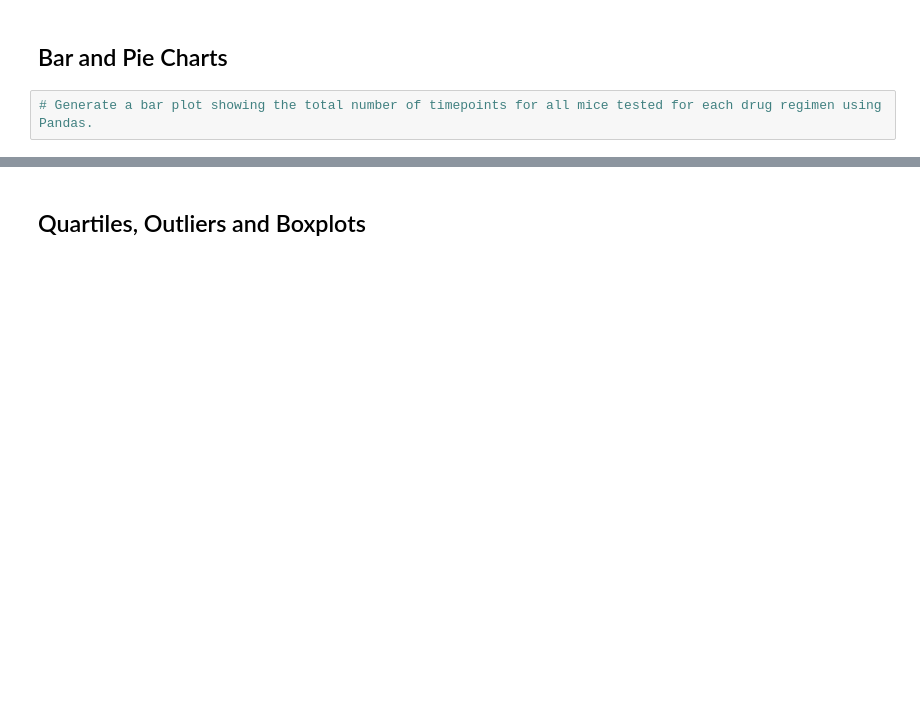
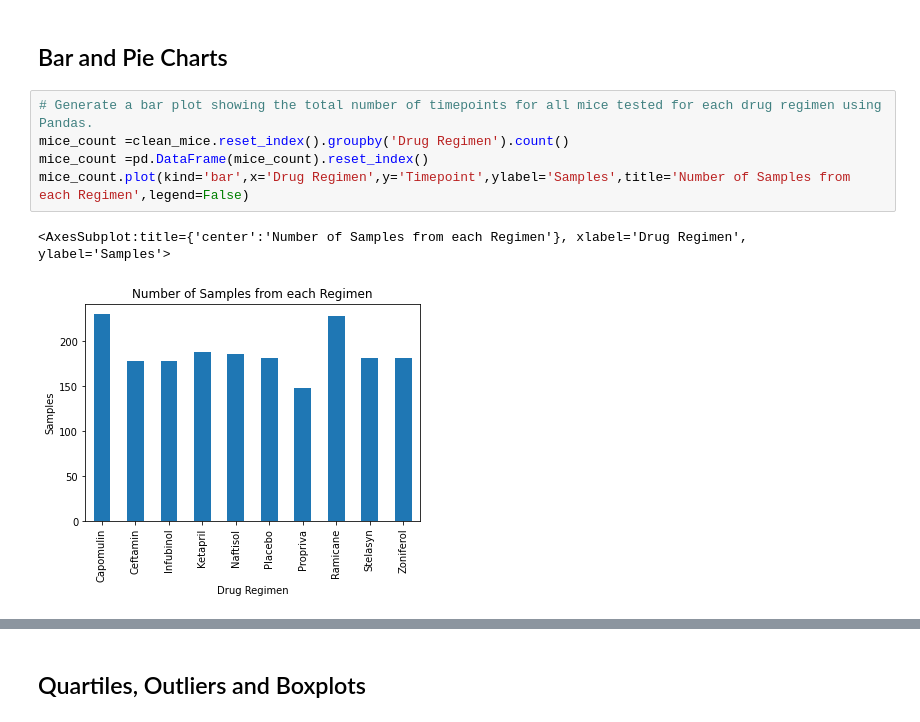
Before and after one commit to PielordZZ/Pharmacutical-MatplotLib, a Jupyter notebook: pymaceuticals_Visualization.ipynb, the cells around one changed output, grey strips where cells are left out. Drawn from its saved outputs; the diff is of its cells as text; blank space fills up the shorter version.

```diff
--- a/pymaceuticals_Visualization.ipynb
+++ b/pymaceuticals_Visualization.ipynb
@@ -146,5 +157,11 @@ drugData2
 ## Bar and Pie Charts
 # %%
 # Generate a bar plot showing the total number of timepoints for all mice tested for each drug regimen using Pandas.
+mice_count =clean_mice.reset_index().groupby('Drug Regimen').count()
+mice_count =pd.DataFrame(mice_count).reset_index()
+mice_count.plot(kind='bar',x='Drug Regimen',y='Timepoint',ylabel='Samples',title='Number of Samples from each Regimen',legend=False)
+# %% [output]
+<AxesSubplot:title={'center':'Number of Samples from each Regimen'}, xlabel='Drug Regimen', ylabel='Samples'>
+[figure, added]
 # %%
 # Generate a bar plot showing the total number of timepoints for all mice tested for each drug regimen using pyplot.
```
Also changed, not shown: parts of 9 cells of this notebook.
